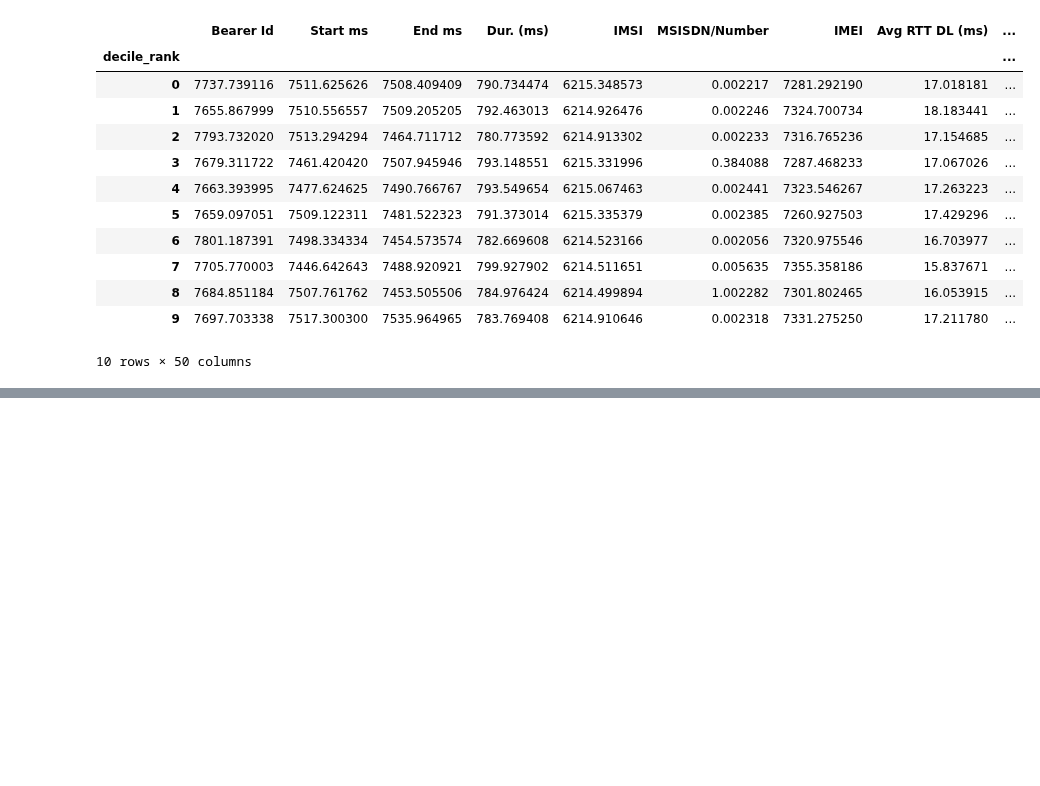
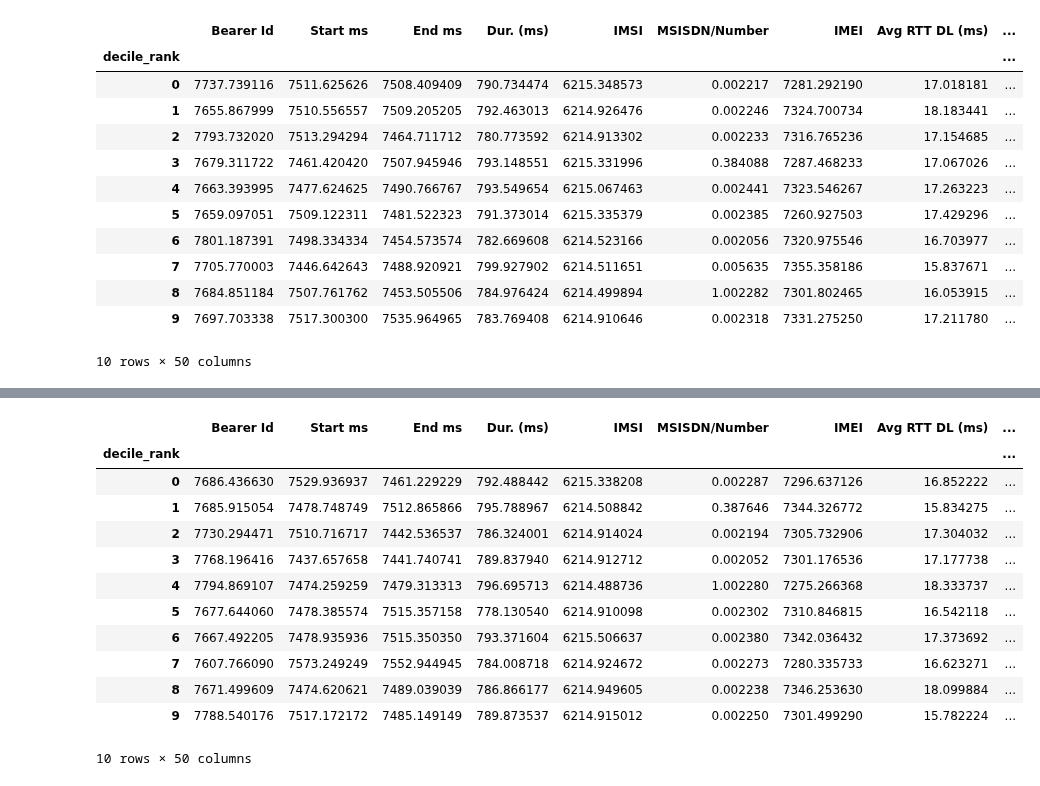
Before and after one commit to tutorialcreation/TelComChallenge, a Jupyter notebook: notebooks/Analysis.ipynb, the cells around one changed output, grey strips where cells are left out. Saved outputs shown, nothing was run; the diff lists cells and outputs as text; code cells hidden in the pictures; blank space fills up the shorter version.

```diff
--- a/notebooks/Analysis.ipynb
+++ b/notebooks/Analysis.ipynb
@@ -637,0 +654,16 @@ categorize_based_on_deciles(numeric_df,numerical_features,39)
+# %%
+categorize_based_on_deciles(numeric_df,numerical_features,34)
+# %% [output]
+|  | Bearer Id | Start ms | End ms | Dur. (ms) | IMSI | MSISDN/Number | IMEI | Avg RTT DL (ms) | ... |
+| decile_rank |  |  |  |  |  |  |  |  | ... |
+| 0 | 7686.436630 | 7529.936937 | 7461.229229 | 792.488442 | 6215.338208 | 0.002287 | 7296.637126 | 16.852222 | ... |
+| 1 | 7685.915054 | 7478.748749 | 7512.865866 | 795.788967 | 6214.508842 | 0.387646 | 7344.326772 | 15.834275 | ... |
+| 2 | 7730.294471 | 7510.716717 | 7442.536537 | 786.324001 | 6214.914024 | 0.002194 | 7305.732906 | 17.304032 | ... |
+| 3 | 7768.196416 | 7437.657658 | 7441.740741 | 789.837940 | 6214.912712 | 0.002052 | 7301.176536 | 17.177738 | ... |
+| 4 | 7794.869107 | 7474.259259 | 7479.313313 | 796.695713 | 6214.488736 | 1.002280 | 7275.266368 | 18.333737 | ... |
+| 5 | 7677.644060 | 7478.385574 | 7515.357158 | 778.130540 | 6214.910098 | 0.002302 | 7310.846815 | 16.542118 | ... |
+| 6 | 7667.492205 | 7478.935936 | 7515.350350 | 793.371604 | 6215.506637 | 0.002380 | 7342.036432 | 17.373692 | ... |
+| 7 | 7607.766090 | 7573.249249 | 7552.944945 | 784.008718 | 6214.924672 | 0.002273 | 7280.335733 | 16.623271 | ... |
+| 8 | 7671.499609 | 7474.620621 | 7489.039039 | 786.866177 | 6214.949605 | 0.002238 | 7346.253630 | 18.099884 | ... |
+| 9 | 7788.540176 | 7517.172172 | 7485.149149 | 789.873537 | 6214.915012 | 0.002250 | 7301.499290 | 15.782224 | ... |
+10 rows × 50 columns
```
Also changed, not shown: parts of 1 cell of this notebook, 2 other files.
